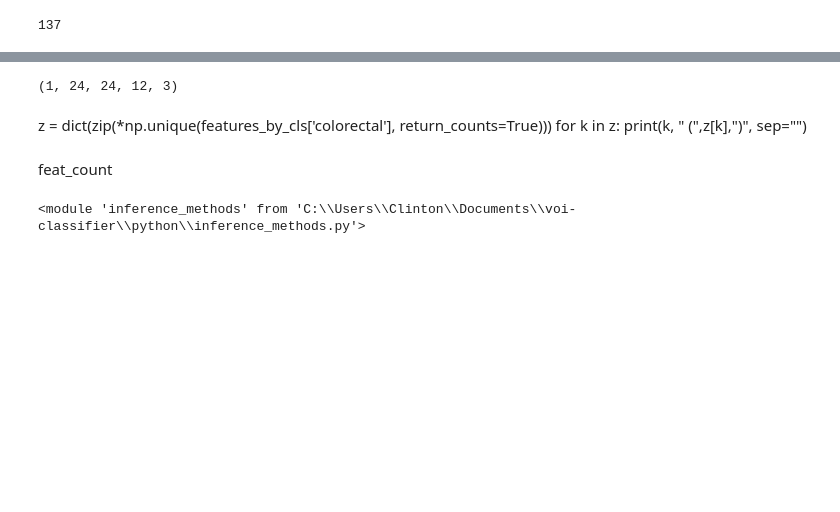
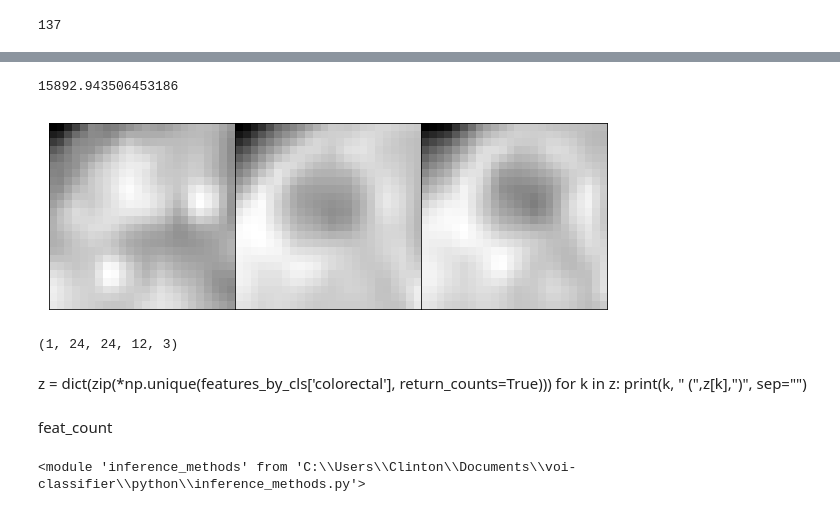
Before and after one commit to clintonjwang/voi-classifier, a Jupyter notebook: python/cnn-classifier.ipynb, the cells around one changed output, grey strips where cells are left out. Cells and saved outputs as stored; diff of their text form; code cells hidden in the pictures; blank space fills up the shorter version.

```diff
--- a/python/cnn-classifier.ipynb
+++ b/python/cnn-classifier.ipynb
@@ -178,0 +237,10 @@ len(hf.flatten([list(feature_sheet["evidence1"+cls].dropna().values) for cls in
+# %%
+orig_data_dict, num_samples = cbuild._collect_unaug_data()
+
+features_by_cls, feat_count = cnna.collect_features()
+feat_count.pop("central scar")
+all_features = list(feat_count.keys())
+cls_features = {f: [c for c in C.classes_to_include if f in features_by_cls[c]] for f in all_features}
+
+Z_features = cnna.get_annotated_files(features_by_cls)
+Z_features.pop("central scar")
@@ -178,0 +360,7 @@ len(hf.flatten([list(feature_sheet["evidence1"+cls].dropna().values) for cls in
+# %%
+cls = 'hcc'
+cls_img_set = orig_data_dict[cls][0]
+cls_activ_set = model_conv3_pre.predict(cls_img_set)
+# %%
+img_id = 0
+x = cls_img_set[img_id]
@@ -178,0 +398,4 @@ len(hf.flatten([list(feature_sheet["evidence1"+cls].dropna().values) for cls in
+# %%
+np.sum(3*np.matmul(H[0], W) - np.matmul(H[1], W) - np.matmul(H[2], W) - np.matmul(H[3], W))
+# %% [output]
+15892.943506453186
@@ -178,0 +410,4 @@ len(hf.flatten([list(feature_sheet["evidence1"+cls].dropna().values) for cls in
+# %%
+hf.draw_slices(cls_img_set[img_id])
+# %% [output]
+[figure, added]
```
Also changed, not shown: parts of 56 cells of this notebook, 3 other files.
